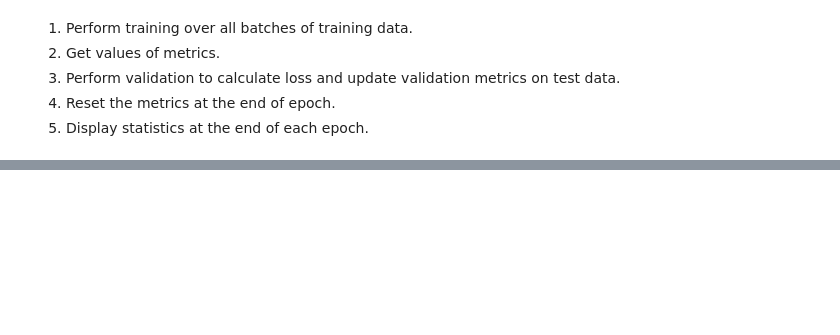
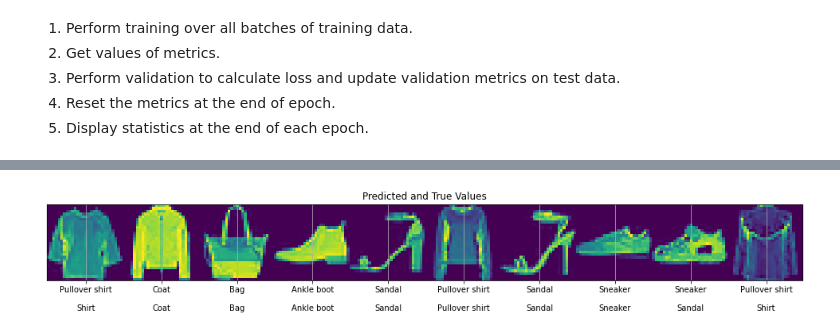
Before and after one commit to brilliant-ember/Machine_learning_notes, a Jupyter notebook: advanced_TF_specialization/course_2_labs/fashion_mnist_custom_training_loops.ipynb, the cells around one changed output, grey strips where cells are left out. Saved outputs shown, nothing was run; the diff lists cells and outputs as text; code cells hidden in the pictures; blank space fills up the shorter version.

```diff
--- a/advanced_TF_specialization/course_2_labs/fashion_mnist_custom_training_loops.ipynb
+++ b/advanced_TF_specialization/course_2_labs/fashion_mnist_custom_training_loops.ipynb
@@ -135,0 +209,35 @@ InvalidArgumentError: Input tensor must be at least 2D: [64] [Op:BiasAdd]
+# %%
+# utility to display a row of images with their predictions and true labels
+def display_images(image, predictions, labels, title, n):
+
+  display_strings = [str(i) + "\n\n" + str(j) for i, j in zip(predictions, labels)]
+
+  plt.figure(figsize=(17,3))
+  plt.title(title)
+  plt.yticks([])
+  plt.xticks([28*x+14 for x in range(n)], display_strings)
+  plt.grid(None)
+  image = np.reshape(image, [n, 28, 28])
+  image = np.swapaxes(image, 0, 1)
+  image = np.reshape(image, [28, 28*n])
+  plt.imshow(image)
+# %%
+test_inputs = test_data.batch(batch_size=1000001)
+x_batches, y_pred_batches, y_true_batches = [], [], []
+
+for x, y in test_inputs:
+  y_pred = model(x)
+  y_pred_batches = y_pred.numpy()
+  y_true_batches = y.numpy()
+  x_batches = x.numpy()
+
+indexes = np.random.choice(len(y_pred_batches), size=10)
+images_to_plot = x_batches[indexes]
+y_pred_to_plot = y_pred_batches[indexes]
+y_true_to_plot = y_true_batches[indexes]
+
+y_pred_labels = [class_names[np.argmax(sel_y_pred)] for sel_y_pred in y_pred_to_plot]
+y_true_labels = [class_names[sel_y_true] for sel_y_true in y_true_to_plot]
+display_images(images_to_plot, y_pred_labels, y_true_labels, "Predicted and True Values", 10)
+# %% [output]
+[figure, added]
```
Also changed, not shown: parts of 12 cells of this notebook.
